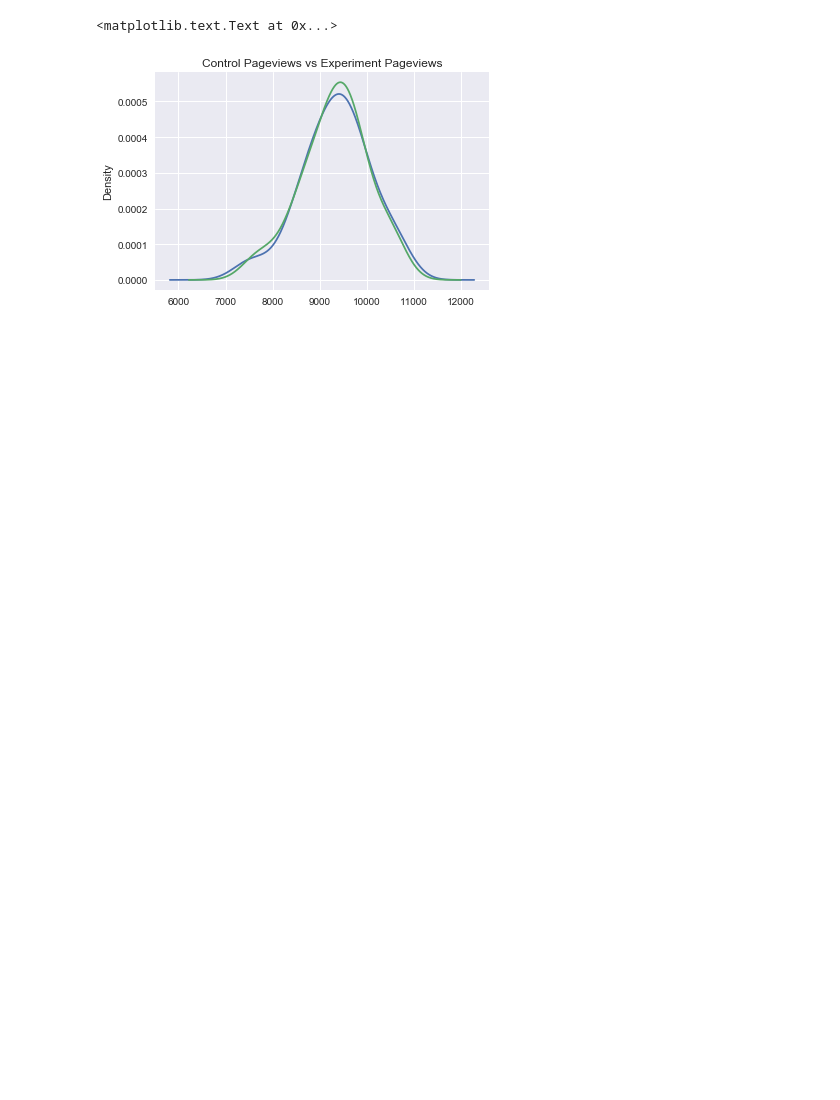
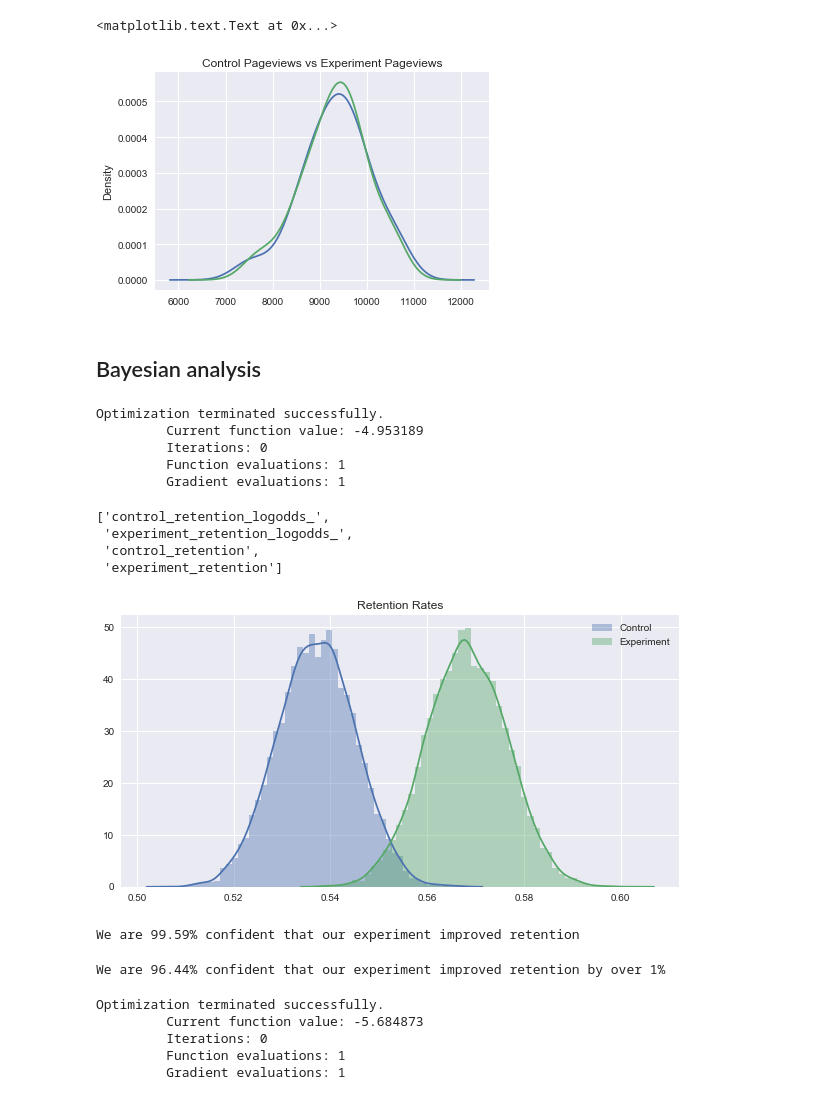
Before and after one commit to jonhilgart22/Galvanize-Data-Leadership, a Jupyter notebook: week4-a_b-testing/A-B-testing-exploration-JH.ipynb, the cells around one changed output. Cells and saved outputs as stored; diff of their text form; code cells hidden in the pictures; blank space fills up the shorter version.

```diff
--- a/week4-a_b-testing/A-B-testing-exploration-JH.ipynb
+++ b/week4-a_b-testing/A-B-testing-exploration-JH.ipynb
@@ -167,3 +297,70 @@ plt.title('Control Pageviews vs Experiment Pageviews')
 # %% [output]
 <matplotlib.text.Text at 0x...>
 [figure]
+# %% [markdown]
+## Bayesian analysis
+# %%
+with pm.Model() as retention: # model specifications in PyMC3 are wrapped in a with-statement
+    # Define random variables
+    control_prior = pm.Beta('control_retention', alpha=1 + control_number_of_payments,
+                            beta=1+control_number_of_enrollments - control_number_of_payments ) # uniform prior
+    experiment_prior = pm.Beta('experiment_retention', alpha=1 + experiment_number_of_payments,
+                               beta=1+experiment_number_of_enrollments - experiment_number_of_payments) # uniform prior
+
+
+    # Inference!
+    start = pm.find_MAP() # Find good starting point
+    step = pm.Slice() # Instantiate MCMC sampling algorithm
+    trace = pm.sample(10000, step, start=start, progressbar=False) # draw posterior samples using slice sampling
+# %% [output]
+Optimization terminated successfully.
+         Current function value: -4.953189
+         Iterations: 0
+         Function evaluations: 1
+         Gradient evaluations: 1
+# %%
+trace.varnames
+# %% [output]
+['control_retention_logodds_',
+ 'experiment_retention_logodds_',
+ 'control_retention',
+ 'experiment_retention']
+# %%
+plt.figure(figsize=(10,5))
+sns.distplot(trace['control_retention'],label='Control')
+sns.distplot(trace['experiment_retention'],label='Experiment')
+plt.title('Retention Rates')
+plt.legend();
+# %% [output]
+[figure, added]
+# %%
+print('We are {:.2%} confident that our experiment improved retention'.format(
+        np.mean(trace['control_retention']<trace['experiment_retention'])))
+# %% [output]
+We are 99.59% confident that our experiment improved retention
+# %%
+print('We are {:.2%} confident that our experiment improved retention by over 1%'.format(
+        np.mean((trace['control_retention']+.01)<trace['experiment_retention'])))
+# %% [output]
+We are 96.44% confident that our experiment improved retention by over 1%
+# %%
+### Next check the net conversion rate
+
+with pm.Model() as conversion_rate: # model specifications in PyMC3 are wrapped in a with-statement
+    # Define random variables
+    control_prior = pm.Beta('control_net-conversion', alpha=1 + control_number_of_payments,
+                            beta=1+control_number_of_clicks - control_number_of_payments ) # uniform prior
+
+    experiment_prior = pm.Beta('experiment_net-conversion', alpha=1 + experiment_number_of_payments,
+                               beta=1+experiment_number_of_clicks- experiment_number_of_payments) # uniform prior
+
+    # Inference!
+    start = pm.find_MAP() # Find good starting point
+    step = pm.Slice() # Instantiate MCMC sampling algorithm
+    trace_cr = pm.sample(100000, step, start=start, progressbar=False) # draw posterior samples using slice sampling
+# %% [output]
+Optimization terminated successfully.
+         Current function value: -5.684873
+         Iterations: 0
+         Function evaluations: 1
+         Gradient evaluations: 1
```
Also changed, not shown: parts of 50 cells of this notebook.
